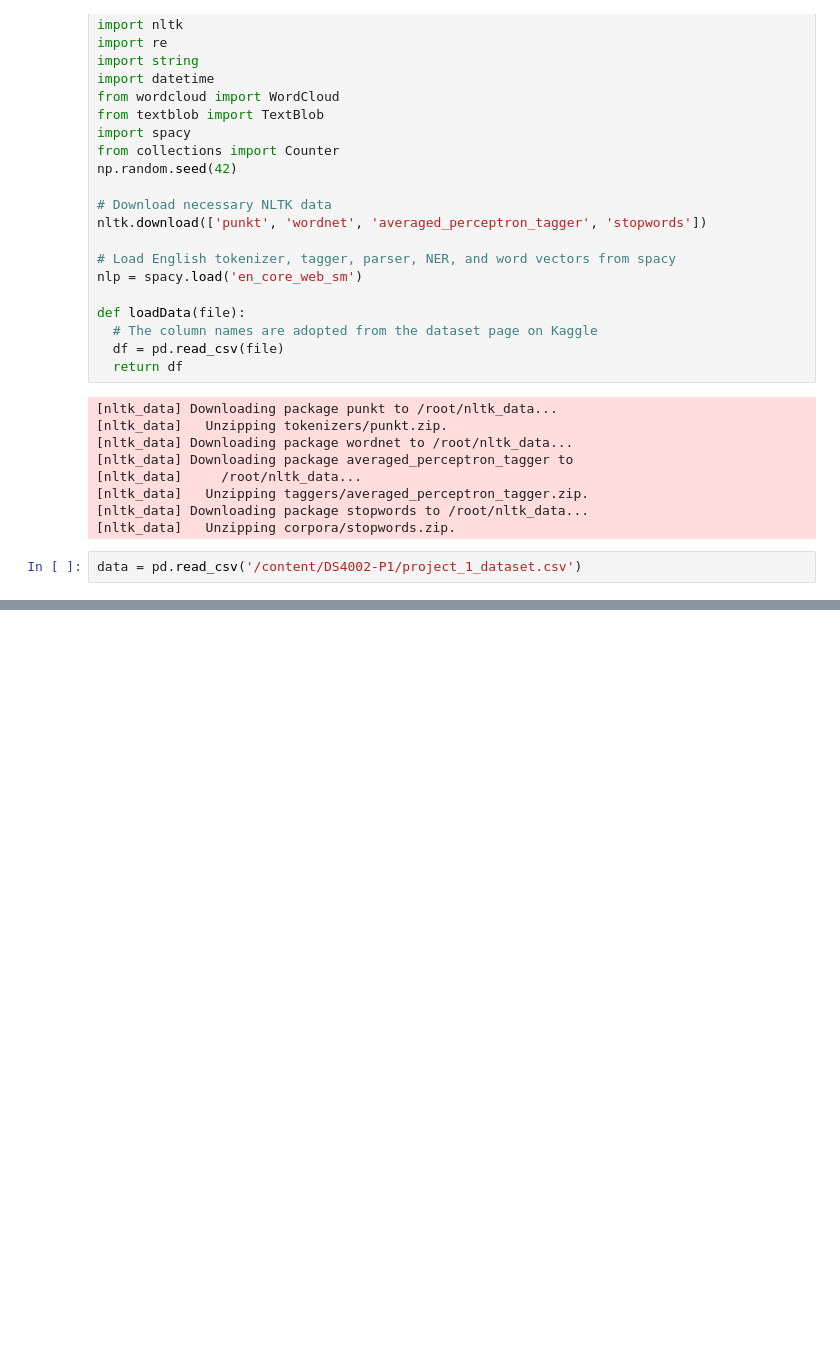
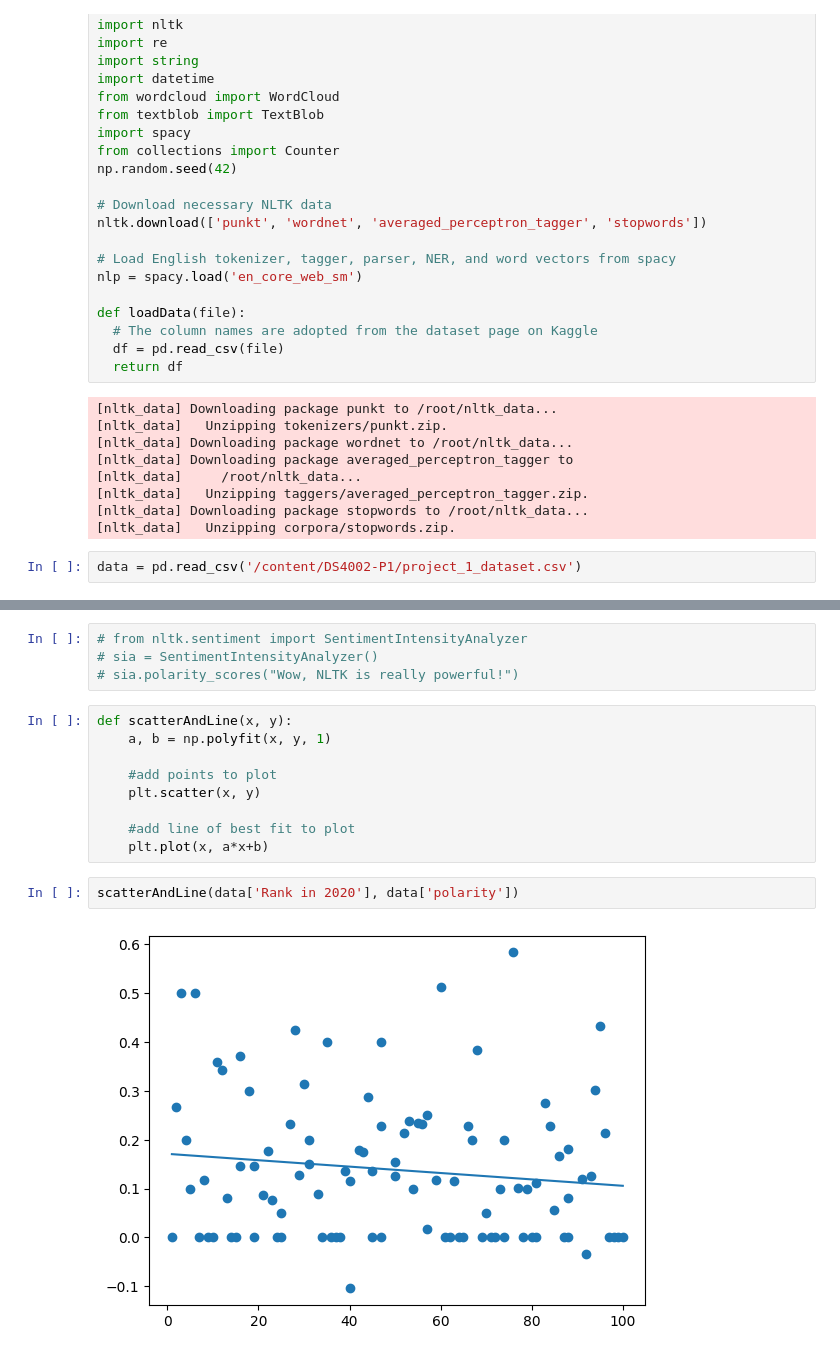
Before and after one commit to SebastianWikt/DS4002-P1, a Jupyter notebook: Project_1_text_analysis.ipynb, the cells around one changed output, grey strips where cells are left out. Drawn from its saved outputs; the diff is of its cells as text; blank space fills up the shorter version.

```diff
--- a/Project_1_text_analysis.ipynb
+++ b/Project_1_text_analysis.ipynb
@@ -144,0 +138,17 @@ data.head()
+# %%
+# from nltk.sentiment import SentimentIntensityAnalyzer
+# sia = SentimentIntensityAnalyzer()
+# sia.polarity_scores("Wow, NLTK is really powerful!")
+# %%
+def scatterAndLine(x, y):
+    a, b = np.polyfit(x, y, 1)
+
+    #add points to plot
+    plt.scatter(x, y)
+
+    #add line of best fit to plot
+    plt.plot(x, a*x+b)
+# %%
+scatterAndLine(data['Rank in 2020'], data['polarity'])
+# %% [output]
+[figure, added]
```
Also changed, not shown: parts of 4 cells of this notebook.
